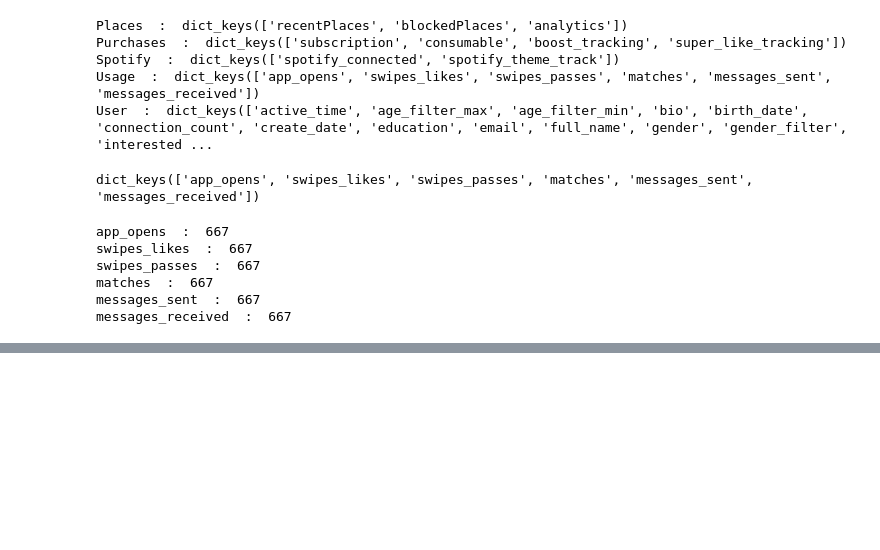
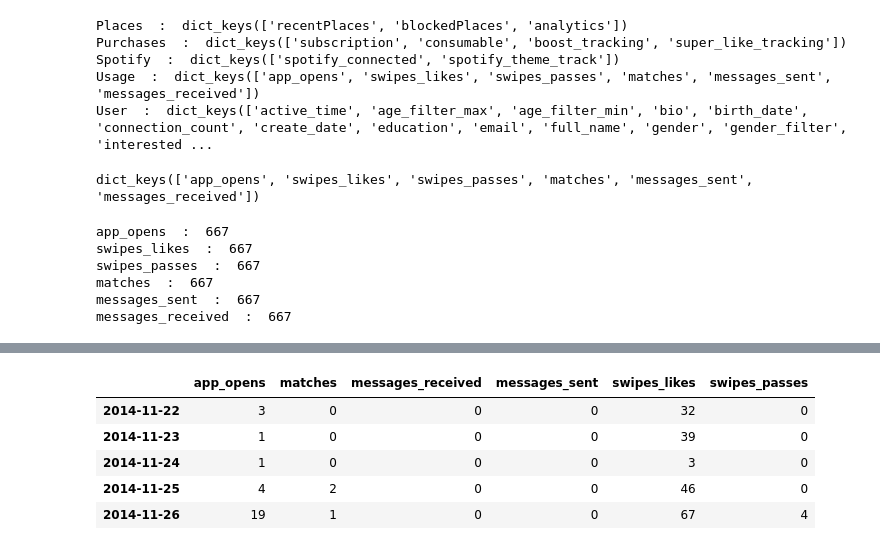
Before and after one commit to malctaylor15/Tinder_analysis, a Jupyter notebook: EDA v3 Usage.ipynb, the cells around one changed output, grey strips where cells are left out. Cells and saved outputs as stored; diff of their text form; code cells hidden in the pictures; blank space fills up the shorter version.

```diff
--- a/EDA v3 Usage.ipynb
+++ b/EDA v3 Usage.ipynb
@@ -49,0 +129,9 @@ demo = pd.Series(data["Usage"]["app_opens"])
+# %%
+usage_df.head()
+# %% [output]
+|  | app_opens | matches | messages_received | messages_sent | swipes_likes | swipes_passes |
+| 2014-11-22 | 3 | 0 | 0 | 0 | 32 | 0 |
+| 2014-11-23 | 1 | 0 | 0 | 0 | 39 | 0 |
+| 2014-11-24 | 1 | 0 | 0 | 0 | 3 | 0 |
+| 2014-11-25 | 4 | 2 | 0 | 0 | 46 | 0 |
+| 2014-11-26 | 19 | 1 | 0 | 0 | 67 | 4 |
```
Also changed, not shown: parts of 22 cells of this notebook.
